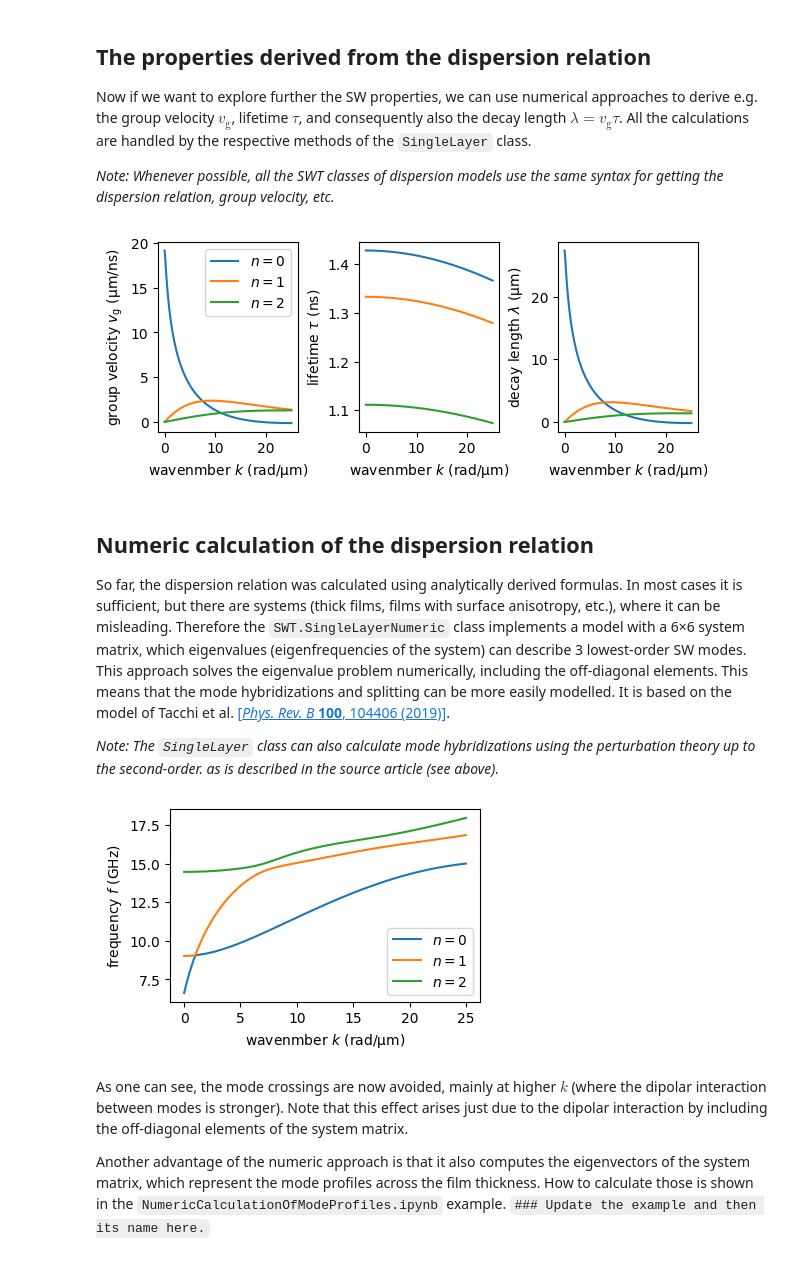
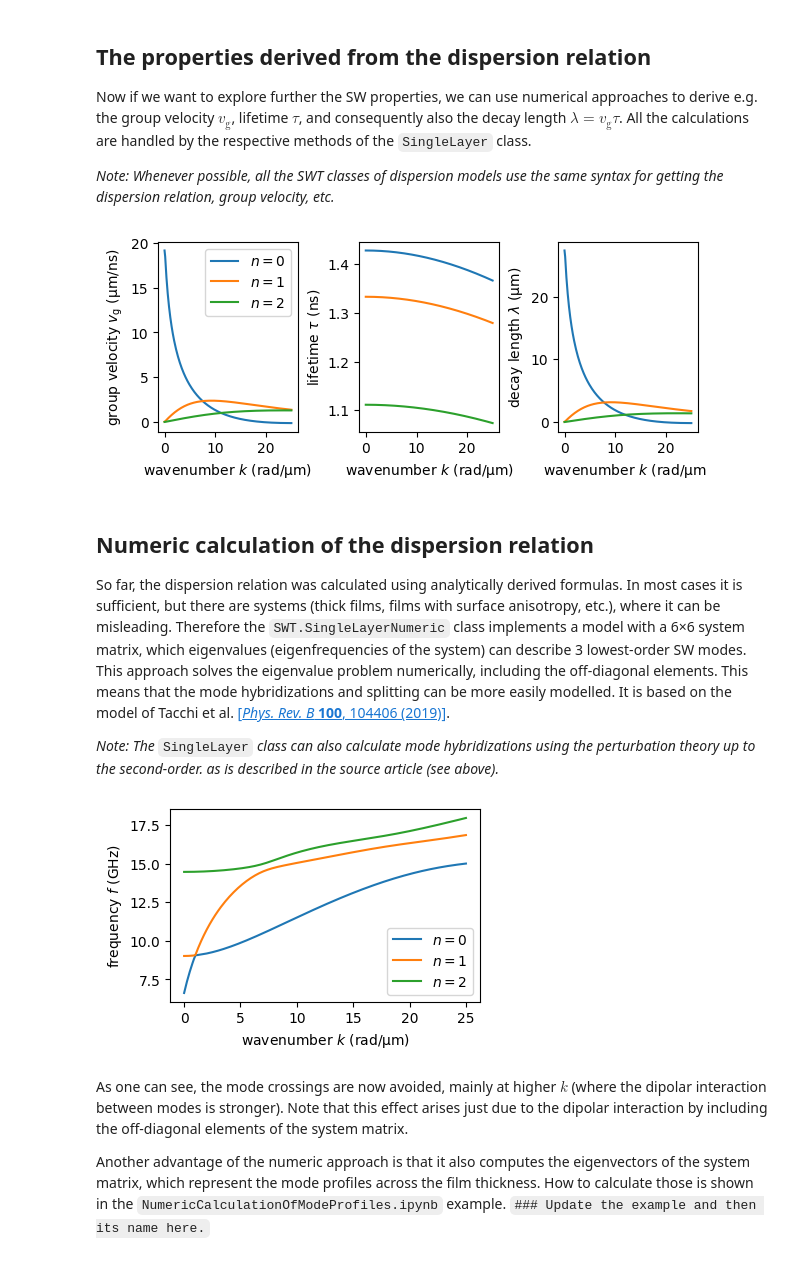
Before and after one commit to CEITECmagnonics/SpinWaveToolkit, a Jupyter notebook: docs/source/_example_nbs/dispersion_relation_basic.ipynb, the cells around one changed output. Drawn from its saved outputs; the diff is of its cells as text; code cells hidden in the pictures.

```diff
--- a/docs/source/_example_nbs/dispersion_relation_basic.ipynb
+++ b/docs/source/_example_nbs/dispersion_relation_basic.ipynb
@@ -69,26 +69,26 @@ Now if we want to explore further the SW properties, we can use numerical approa
 # %%
 fig, ax = plt.subplots(1, 3, figsize=(6, 2.5), constrained_layout=True)
 for i in range(nmodes):
     vg_de = sl.GetGroupVelocity(i)*1e-3  # (um/ns)
     tau_de = sl.GetLifetime(i)*1e9  # (ns)
     lam_de = sl.GetDecLen(i)*1e6  # (um)
 
     ax[0].plot(k*1e-6, vg_de, label=f"$n=${i}")
     ax[1].plot(k*1e-6, tau_de)
     ax[2].plot(k*1e-6, lam_de)
-    ax[i].set_xlabel(r"wavenmber $k$ (rad/µm)")
+    ax[i].set_xlabel(r"wavenumber $k$ (rad/µm)")
 ax[0].set_ylabel(r"group velocity $v_{\mathrm{g}}$ (µm/ns)")
 ax[1].set_ylabel(r"lifetime $\tau$ (ns)")
 ax[2].set_ylabel(r"decay length $\lambda$ (µm)")
 ax[0].legend(loc="upper right")
 plt.show()
 # %% [output]
-[figure, old version]
+[figure, new version]
 # %% [markdown]
 ## Numeric calculation of the dispersion relation
 So far, the dispersion relation was calculated using analytically derived formulas. In most cases it is sufficient, but there are systems (thick films, films with surface anisotropy, etc.), where it can be misleading. Therefore the `SWT.SingleLayerNumeric` class implements a model with a 6×6 system matrix, which eigenvalues (eigenfrequencies of the system) can describe 3 lowest-order SW modes. This approach solves the eigenvalue problem numerically, including the off-diagonal elements. This means that the mode hybridizations and splitting can be more easily modelled. It is based on the model of Tacchi et al. [[*Phys. Rev. B* **100**, 104406 (2019)]](https://doi.org/10.1103/PhysRevB.100.104406).
 
-*Note: The `SingleLayer` class can also calculate mode hybridizations using the perturbation theory up to the second-order. as is described in the source article (see above).*
+*Note: The* `SingleLayer` *class can also calculate mode hybridizations using the perturbation theory up to the second-order. as is described in the source article (see above).*
 # %%
 # Instantiate the SingleLayerNumeric class with the same parameters as above
 sln = SWT.SingleLayerNumeric(Bext, mat, d, k, theta, phi)
@@ -98,12 +98,12 @@ f_de_num = sln.GetDispersion()[0]/(2e9*np.pi)  # (GHz) dispersion for 3 lowest m
 fig = plt.figure(figsize=(4, 2.5))
 for i in range(f_de_num.shape[0]):
     plt.plot(k*1e-6, f_de_num[i], label=f"$n=${i}")
-plt.xlabel(r"wavenmber $k$ (rad/µm)")
+plt.xlabel(r"wavenumber $k$ (rad/µm)")
 plt.ylabel(r"frequency $f$ (GHz)")
 plt.legend(loc="lower right")
 plt.show()
 # %% [output]
-[figure, old version]
+[figure, new version]
 # %% [markdown]
 As one can see, the mode crossings are now avoided, mainly at higher $k$ (where the dipolar interaction between modes is stronger). Note that this effect arises just due to the dipolar interaction by including the off-diagonal elements of the system matrix.
 
```
Also changed, not shown: parts of 3 cells of this notebook, 4 other files.
